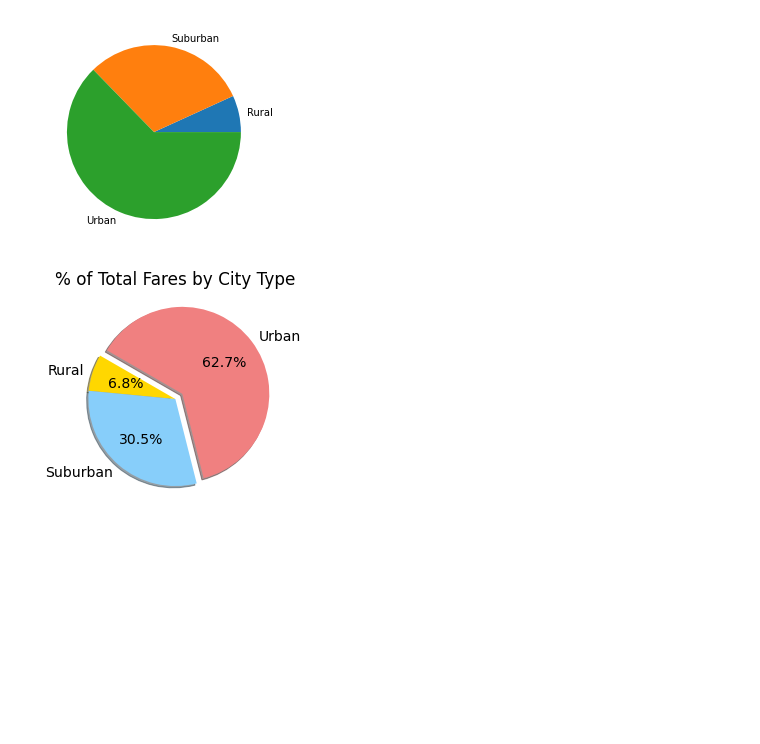
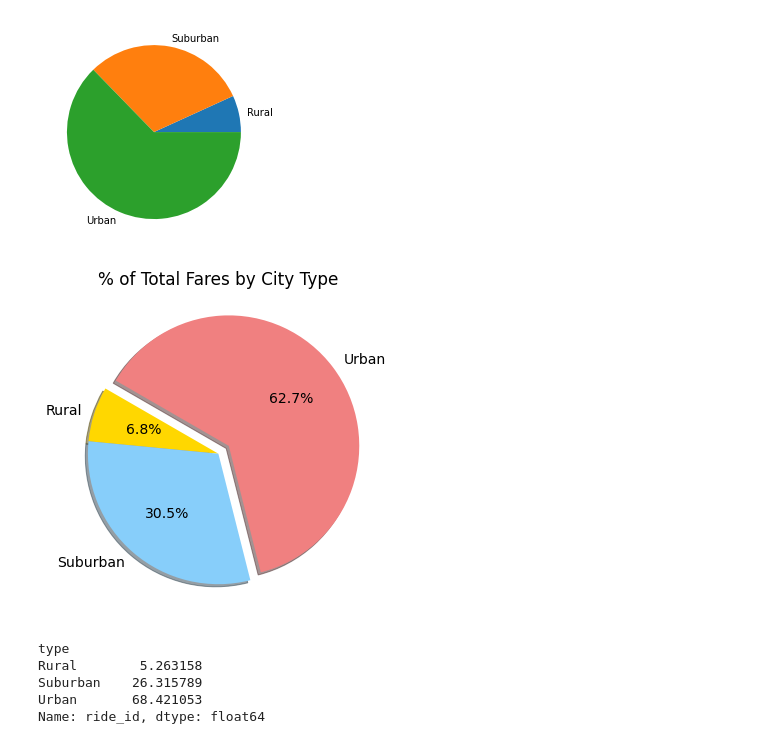
Before and after one commit to Cthompsonlbi/PyBer_Analysis_practice, a Jupyter notebook: PyBer.ipynb, the cells around one changed output. Saved outputs shown, nothing was run; the diff lists cells and outputs as text; code cells hidden in the pictures; blank space fills up the shorter version.

```diff
--- a/PyBer.ipynb
+++ b/PyBer.ipynb
@@ -815,19 +815,30 @@ plt.show()
 # %%
 #Import mpl to change the plot configurations using rcParams
 import matplotlib as mpl
 #Build the percentage of fares by city type pie chart
+plt.subplots(figsize=(10,6))
 plt.pie(type_percents,
        labels = ["Rural","Suburban", "Urban"],
        colors = ["gold", "lightskyblue", "lightcoral"],
        explode = [0, 0, 0.1],
        autopct = '%1.1f%%',
        shadow = True, startangle =150,)
 plt.title("% of Total Fares by City Type")
 #Change the default font size from 10 to 14
 mpl.rcParams['font.size'] = 14
 #Save Figure
 plt.savefig("analysis/Fig5.png")
 # Show Figure
 plt.show()
 # %% [output]
-[figure, old version]
+[figure, new version]
+# %%
+#Create a series of data where we get the number of rides per city type
+ride_percents = 100 * pyber_data_df.groupby(["type"]).count()["ride_id"] / pyber_data_df["ride_id"].count()
+ride_percents
+# %% [output]
+type
+Rural        5.263158
+Suburban    26.315789
+Urban       68.421053
+Name: ride_id, dtype: float64
```
Also changed, not shown: parts of 1 cell of this notebook, 2 other files.
